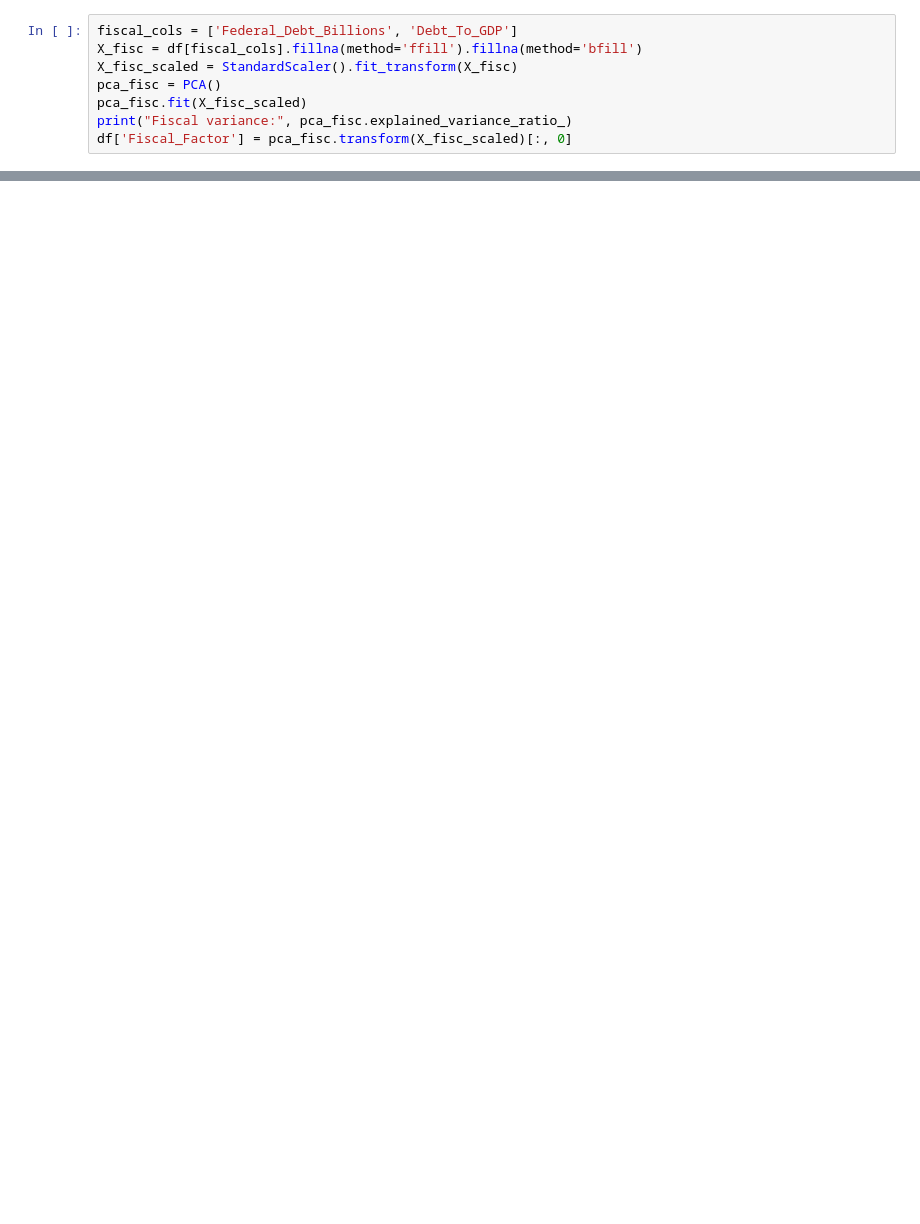
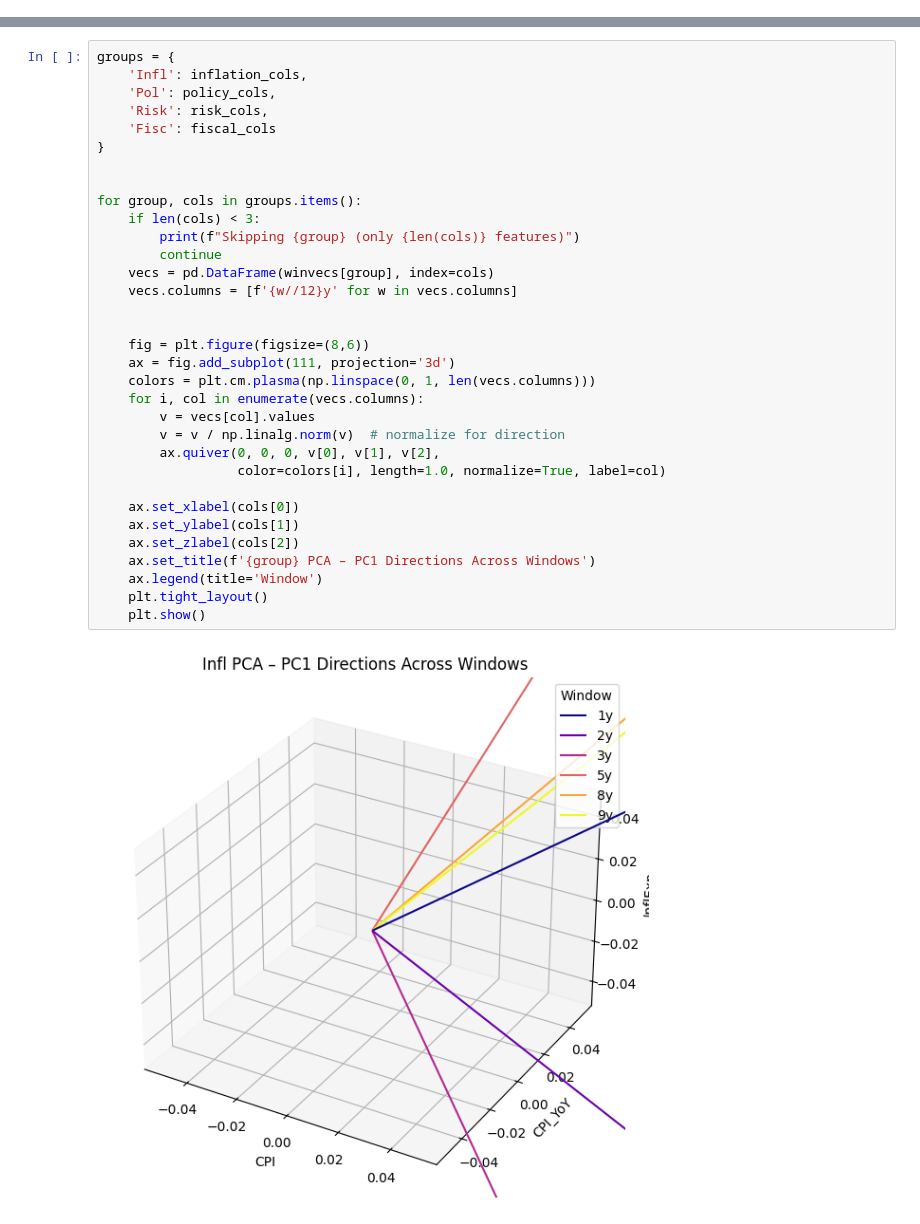
Before and after one commit to dpapakyriak/yieldpca, a Jupyter notebook: script/yieldpca.ipynb, the cells around one changed output, grey strips where cells are left out. Cells and saved outputs as stored; diff of their text form; blank space fills up the shorter version.

```diff
--- a/script/yieldpca.ipynb
+++ b/script/yieldpca.ipynb
@@ -77,8 +33,0 @@ Risk variance: [0.63324551 0.36675449]
-# %%
-fiscal_cols = ['Federal_Debt_Billions', 'Debt_To_GDP']
-X_fisc = df[fiscal_cols].fillna(method='ffill').fillna(method='bfill')
-X_fisc_scaled = StandardScaler().fit_transform(X_fisc)
-pca_fisc = PCA()
-pca_fisc.fit(X_fisc_scaled)
-print("Fiscal variance:", pca_fisc.explained_variance_ratio_)
-df['Fiscal_Factor'] = pca_fisc.transform(X_fisc_scaled)[:, 0]
@@ -147,0 +147,35 @@ plt.show()
+# %%
+groups = {
+    'Infl': inflation_cols,
+    'Pol': policy_cols,
+    'Risk': risk_cols,
+    'Fisc': fiscal_cols
+}
+
+
+for group, cols in groups.items():
+    if len(cols) < 3:
+        print(f"Skipping {group} (only {len(cols)} features)")
+        continue
+    vecs = pd.DataFrame(winvecs[group], index=cols)
+    vecs.columns = [f'{w//12}y' for w in vecs.columns]
+
+
+    fig = plt.figure(figsize=(8,6))
+    ax = fig.add_subplot(111, projection='3d')
+    colors = plt.cm.plasma(np.linspace(0, 1, len(vecs.columns)))
+    for i, col in enumerate(vecs.columns):
+        v = vecs[col].values
+        v = v / np.linalg.norm(v)  # normalize for direction
+        ax.quiver(0, 0, 0, v[0], v[1], v[2],
+                  color=colors[i], length=1.0, normalize=True, label=col)
+
+    ax.set_xlabel(cols[0])
+    ax.set_ylabel(cols[1])
+    ax.set_zlabel(cols[2])
+    ax.set_title(f'{group} PCA – PC1 Directions Across Windows')
+    ax.legend(title='Window')
+    plt.tight_layout()
+    plt.show()
+# %% [output]
+[figure, added]
```
Also changed, not shown: parts of 20 cells of this notebook, 1 other file.
